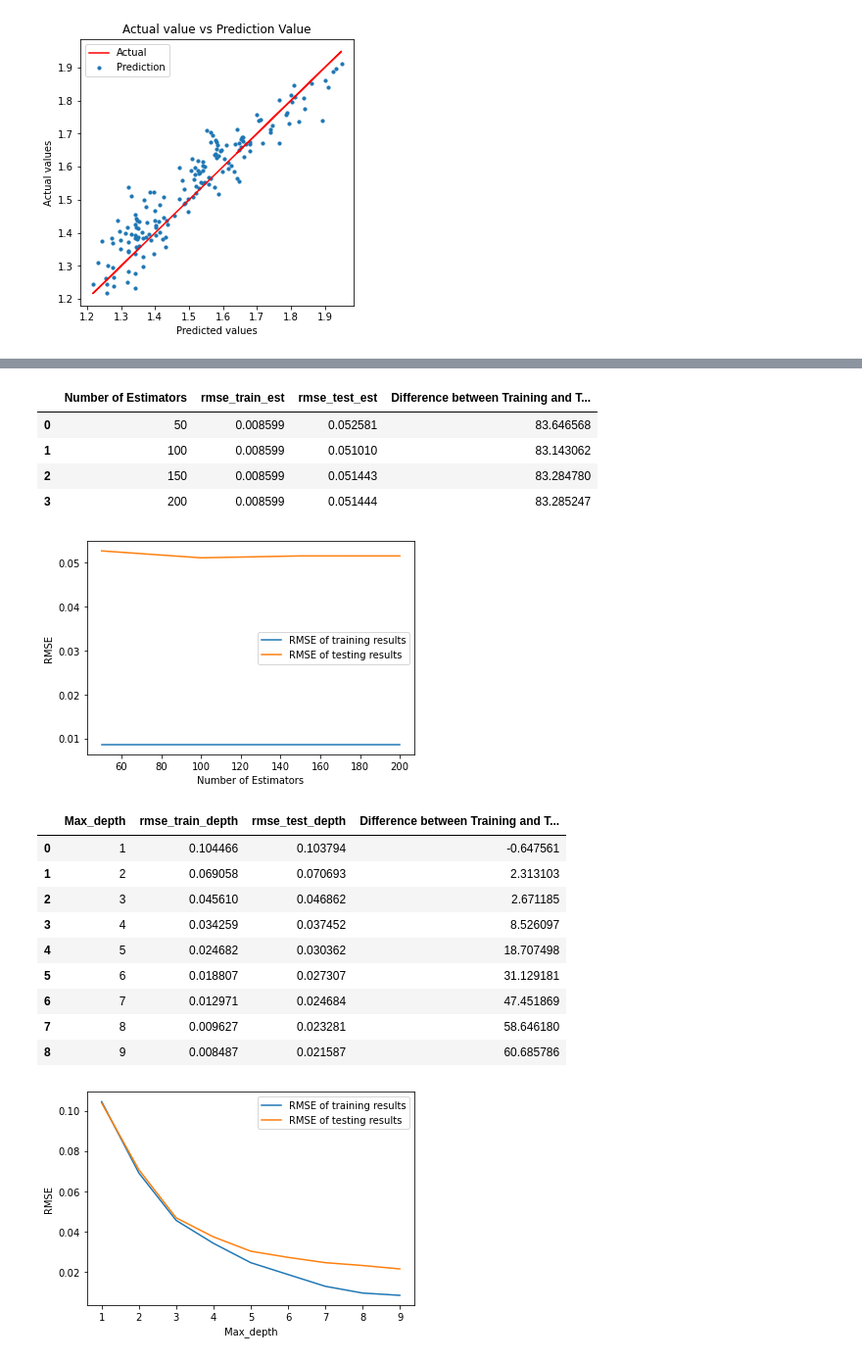
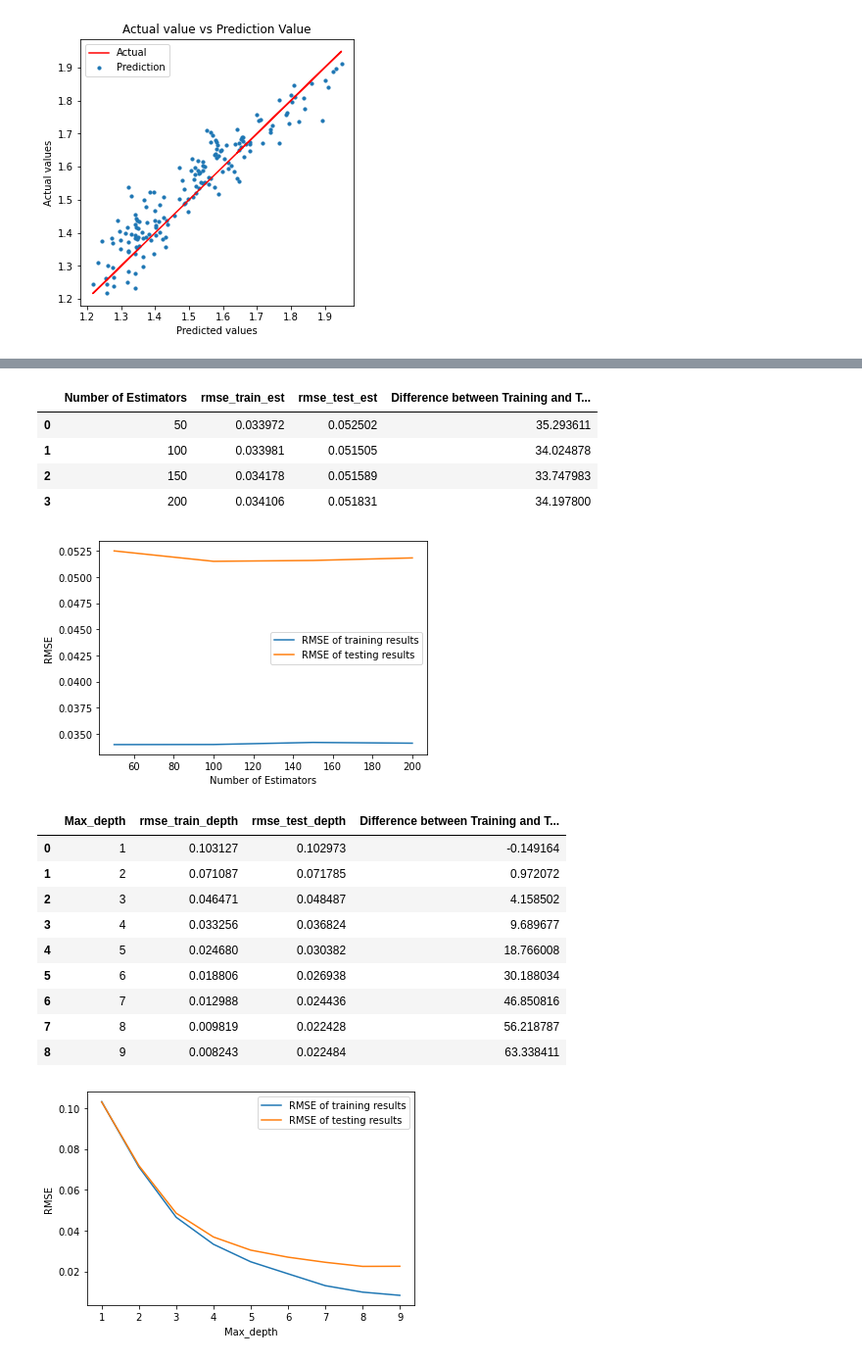
Before and after one commit to YongchangXie/INM701, a Jupyter notebook: Coursework.ipynb, the cells around one changed output, grey strips where cells are left out. Shown at 98% size. Drawn from its saved outputs; the diff is of its cells as text; code cells hidden in the pictures.

```diff
--- a/Coursework.ipynb
+++ b/Coursework.ipynb
@@ -306,7 +313,7 @@ for x in [50,100,150,200]:              # Selecting several target number of est
     model_rf_est.fit(X_train_scaled,y_train)   # Fit the training data to train the model
     prediction_est=model_rf_est.predict(X_test_scaled)  # Predict the target value by using test data and trained model
     train_est=model_rf_est.predict(X_train_scaled)          # Bring the test data back to the model to find the training output
-    rmse_train_est.append(np.sqrt(mean_squared_error(y_train,train)))     # Storage all the RMSE value about the training result
+    rmse_train_est.append(np.sqrt(mean_squared_error(y_train,train_est)))     # Storage all the RMSE value about the training result
     rmse_test_est.append(np.sqrt(mean_squared_error(y_test,prediction_est)))  # Storage all the RMSE value about the test result
 # Creating a table to show the results
 df_est=pd.DataFrame({'Number of Estimators':[50,100,150,200],'rmse_train_est':rmse_train_est,'rmse_test_est':rmse_test_est})        # Creating a dataframe to storage all the data
@@ -317,49 +324,49 @@ sns.lineplot(x='Number of Estimators',y='rmse_train_est',data=df_est,label='RMSE
 sns.lineplot(x='Number of Estimators',y='rmse_test_est',data=df_est,label='RMSE of testing results')    # ploting a a line to show the RMSE change for testing results
 plt.ylabel('RMSE')
 plt.legend()
 plt.show()
 
 # Investigate optimum value for max_depth
 model_rf_depth=RandomForestRegressor(n_estimators=100) # Setting a fixed value for number of estimators in order to find the optimum max_depth,
 # Setting n_estimators = 100 as the RMSE difference between training and testing results are smallest
 rmse_train_depth=[]         # Creating a tuple for storage training result
 rmse_test_depth=[]          # Creating a tuple for storage test result
 # Creating a for loop to test out the result with different max_depth
 for x in np.arange(1,10,1):              # Selecting several target max_depth from 1 to 10 with step 1
     model_rf_depth.max_depth=x         # Bring each target value back to the model
     model_rf_depth.fit(X_train,y_train)   # Fit the training data to train the model
     prediction_depth=model_rf_depth.predict(X_test)  # Predict the target value by using test data and trained model
     train_depth=model_rf_depth.predict(X_train)          # Bring the test data back to the model to find the training output
     rmse_train_depth.append(np.sqrt(mean_squared_error(y_train,train_depth)))     # Storage all the RMSE value about the training result
     rmse_test_depth.append(np.sqrt(mean_squared_error(y_test,prediction_depth)))  # Storage all the RMSE value about the test result
 # Creating a table to show the results
 df_depth=pd.DataFrame({'Max_depth':np.arange(1,10,1),'rmse_train_depth':rmse_train_depth,'rmse_test_depth':rmse_test_depth})        # Creating a dataframe to storage all the data
 df_depth['Difference between Training and Testing Results']=(((df_depth['rmse_test_depth']-df_depth['rmse_train_depth'])/df_depth['rmse_test_depth'])*100)    # Calculating the percentage difference between testing and training results
 display(df_depth)
 # Visualize the results
 sns.lineplot(x='Max_depth',y='rmse_train_depth',data=df_depth,label='RMSE of training results')  # ploting a a line to show the RMSE change for training results
 sns.lineplot(x='Max_depth',y='rmse_test_depth',data=df_depth,label='RMSE of testing results')    # ploting a a line to show the RMSE change for testing results
 plt.ylabel('RMSE')
 plt.legend()
 plt.show()
 # %% [output]
 |  | Number of Estimators | rmse_train_est | rmse_test_est | Difference between Training and T... |
-| 0 | 50 | 0.008599 | 0.052581 | 83.646568 |
-| 1 | 100 | 0.008599 | 0.051010 | 83.143062 |
-| 2 | 150 | 0.008599 | 0.051443 | 83.284780 |
-| 3 | 200 | 0.008599 | 0.051444 | 83.285247 |
+| 0 | 50 | 0.033972 | 0.052502 | 35.293611 |
+| 1 | 100 | 0.033981 | 0.051505 | 34.024878 |
+| 2 | 150 | 0.034178 | 0.051589 | 33.747983 |
+| 3 | 200 | 0.034106 | 0.051831 | 34.197800 |
-[figure, old version]
+[figure, new version]
 |  | Max_depth | rmse_train_depth | rmse_test_depth | Difference between Training and T... |
-| 0 | 1 | 0.104466 | 0.103794 | -0.647561 |
-| 1 | 2 | 0.069058 | 0.070693 | 2.313103 |
-| 2 | 3 | 0.045610 | 0.046862 | 2.671185 |
-| 3 | 4 | 0.034259 | 0.037452 | 8.526097 |
-| 4 | 5 | 0.024682 | 0.030362 | 18.707498 |
-| 5 | 6 | 0.018807 | 0.027307 | 31.129181 |
-| 6 | 7 | 0.012971 | 0.024684 | 47.451869 |
-| 7 | 8 | 0.009627 | 0.023281 | 58.646180 |
-| 8 | 9 | 0.008487 | 0.021587 | 60.685786 |
+| 0 | 1 | 0.103127 | 0.102973 | -0.149164 |
+| 1 | 2 | 0.071087 | 0.071785 | 0.972072 |
+| 2 | 3 | 0.046471 | 0.048487 | 4.158502 |
+| 3 | 4 | 0.033256 | 0.036824 | 9.689677 |
+| 4 | 5 | 0.024680 | 0.030382 | 18.766008 |
+| 5 | 6 | 0.018806 | 0.026938 | 30.188034 |
+| 6 | 7 | 0.012988 | 0.024436 | 46.850816 |
+| 7 | 8 | 0.009819 | 0.022428 | 56.218787 |
+| 8 | 9 | 0.008243 | 0.022484 | 63.338411 |
-[figure, old version]
+[figure, new version]
 # %%
 # Third Technology - Random Forest Regression - Final Model
 
```
Also changed, not shown: parts of 9 cells of this notebook.
